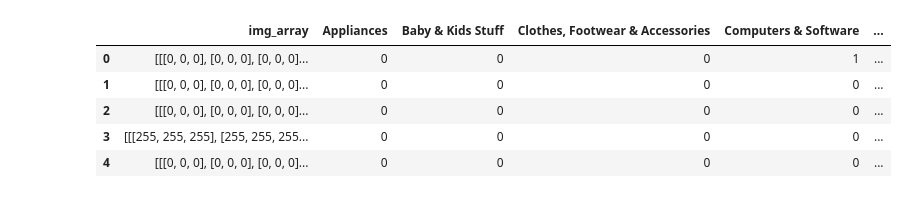
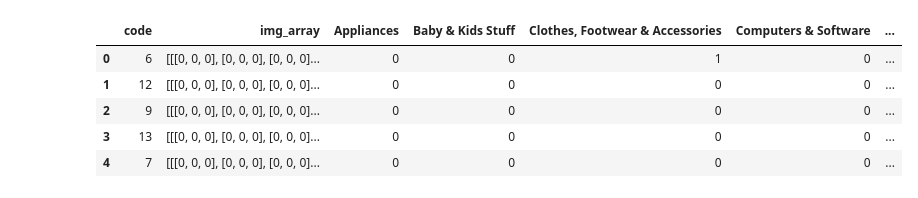
Before and after one commit to mo-sra100/Machine-learning-recommendation-system, a Jupyter notebook: simple_classification_model.ipynb, the cells around one changed output. Cells and saved outputs as stored; diff of their text form; code cells hidden in the pictures.

```diff
--- a/simple_classification_model.ipynb
+++ b/simple_classification_model.ipynb
@@ -46,11 +38,11 @@ Name: category1, dtype: int64
 # %%
-# Assign a number to each category and create a column for the image arrays of each product
+# assign a number to each category and create a column for the image arrays of each product
 
-tabular_data_4['code'] = pd.factorize(tabular_data_4['category1'])[0] + 1
-tabular_data_4 = tabular_data_4[['category1','code','image_id']]
-tabular_data_4['img_array'] = ''
-tabular_data_4 = tabular_data_4.sample(frac=1).reset_index(drop=True)
-tabular_data_4.dropna(subset=['category1','code','image_id','img_array'], inplace=True)
-tabular_data_4.head()
+new_df['code'] = pd.factorize(new_df['category1'])[0] + 1
+new_df = new_df[['category1','code','image_id']]
+new_df['img_array'] = ''
+randomised_new_df = new_df.sample(frac=1, random_state=1).reset_index(drop=True)
+randomised_new_df.dropna(subset=['category1','code','image_id','img_array'], inplace=True)
+randomised_new_df.head()
 # %% [output]
 |  | category1 | code | image_id | img_array |
@@ -62,16 +54,16 @@ tabular_data_4.head()
 # %%
-# Iterates over each product in table from cell 1 and uses its image_id to find the image in the local directory, before converting the image to an array and placing the array in the img_array column
+# iterates over each product in table from cell 1 and uses its image_id to find the image in the local directory, before converting the image to an array and placing the array in the img_array column
 
 path_to_images_cleaned_128x128 = "images_cleaned_128x128/"
 for i in range(6228):
-    x = tabular_data_4.iat[i,2]
+    x = randomised_new_df.iat[i,2]
     y = (f"128x128_cleaned_{x}")
     # print(y)
     img_array = mpimg.imread(f'{path_to_images_cleaned_128x128}{y}.jpg')
     # imgplot = plt.imshow(img_array)
     img_array_list = list(img_array)
-    tabular_data_4.iat[i,3] = img_array
+    randomised_new_df.iat[i,3] = img_array
     i+=1
-tabular_data_4.head(100)
+randomised_new_df.head(100)
 # %% [output]
 |  | category1 | code | image_id | img_array |
@@ -89,10 +81,10 @@ tabular_data_4.head(100)
 100 rows × 4 columns
 # %%
-# One hot encodings
+# one hot encodings
 
-category_list = list(tabular_data_4['category1'].unique())
+category_list = list(randomised_new_df['category1'].unique())
 print(category_list)
 category_list_as_numbers = pd.Series(list(category_list))
-one_hot_encodings_dataframe = pd.get_dummies(tabular_data_4['category1'])
+one_hot_encodings_dataframe = pd.get_dummies(randomised_new_df['category1'])
 one_hot_encodings_dataframe
 # %% [output]
@@ -111,8 +103,8 @@ one_hot_encodings_dataframe
 | 6310 | 0 | 0 | 0 | 0 | 0 | ... |
 6228 rows × 13 columns
 # %%
-# Join two dataframes together
+# join two dataframes together
 
-df_concat = pd.concat([tabular_data_4, one_hot_encodings_dataframe], axis=1)
-df_concat.info()
+df_concat = pd.concat([randomised_new_df, one_hot_encodings_dataframe], axis=1)
+df_concat.head(5)
 # %% [output]
@@ -158,13 +134,12 @@ print(type(z))
 # %%
-df_concat.head(5)
-classification_model_df = df_concat.drop({'category1','code','image_id'}, axis=1)
+classification_model_df = df_concat.drop({'category1','image_id'}, axis=1)
 classification_model_df.head(5)
 # %% [output]
-|  | img_array | Appliances | Baby & Kids Stuff | Clothes, Footwear & Accessories | Computers & Software | ... |
-| 0 | [[[0, 0, 0], [0, 0, 0], [0, 0, 0]... | 0 | 0 | 0 | 1 | ... |
-| 1 | [[[0, 0, 0], [0, 0, 0], [0, 0, 0]... | 0 | 0 | 0 | 0 | ... |
-| 2 | [[[0, 0, 0], [0, 0, 0], [0, 0, 0]... | 0 | 0 | 0 | 0 | ... |
-| 3 | [[[255, 255, 255], [255, 255, 255... | 0 | 0 | 0 | 0 | ... |
-| 4 | [[[0, 0, 0], [0, 0, 0], [0, 0, 0]... | 0 | 0 | 0 | 0 | ... |
+|  | code | img_array | Appliances | Baby & Kids Stuff | Clothes, Footwear & Accessories | Computers & Software | ... |
+| 0 | 6 | [[[0, 0, 0], [0, 0, 0], [0, 0, 0]... | 0 | 0 | 1 | 0 | ... |
+| 1 | 12 | [[[0, 0, 0], [0, 0, 0], [0, 0, 0]... | 0 | 0 | 0 | 0 | ... |
+| 2 | 9 | [[[0, 0, 0], [0, 0, 0], [0, 0, 0]... | 0 | 0 | 0 | 0 | ... |
+| 3 | 13 | [[[0, 0, 0], [0, 0, 0], [0, 0, 0]... | 0 | 0 | 0 | 0 | ... |
+| 4 | 7 | [[[0, 0, 0], [0, 0, 0], [0, 0, 0]... | 0 | 0 | 0 | 0 | ... |
 # %%
 classification_model_df.to_pickle("./classification_model_df.pkl")
```
Also changed, not shown: parts of 12 cells of this notebook, 3 other files.
